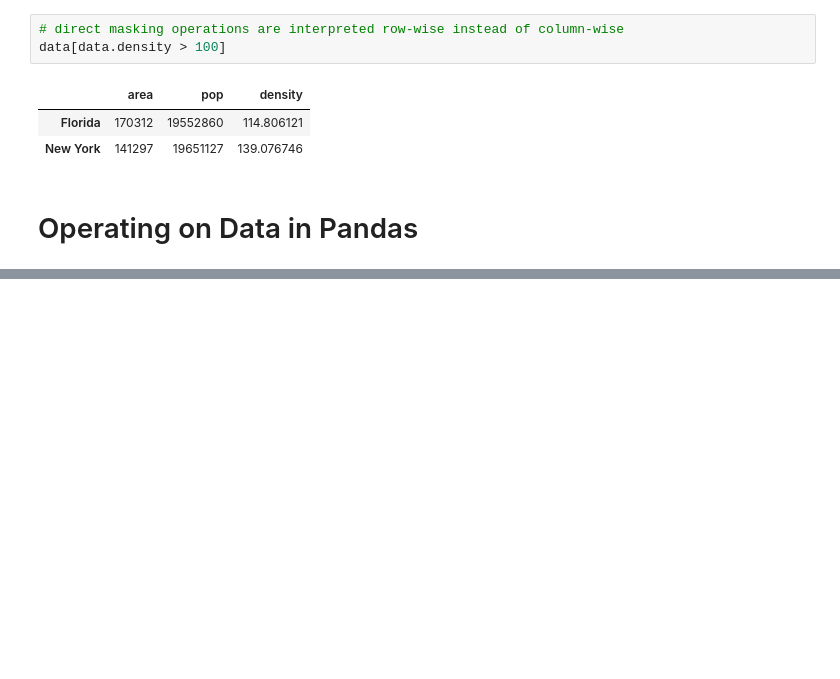
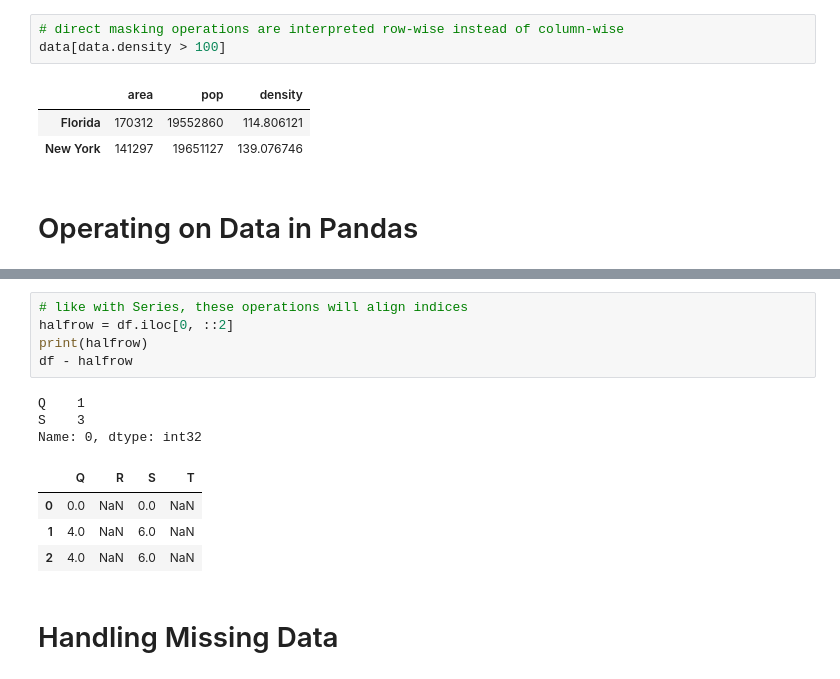
Before and after one commit to capgar/PythonDataScienceHandbook, a Jupyter notebook: notebooks/ch3-pandas.ipynb, the cells around one changed output, grey strips where cells are left out. Drawn from its saved outputs; the diff is of its cells as text; blank space fills up the shorter version.

```diff
--- a/notebooks/ch3-pandas.ipynb
+++ b/notebooks/ch3-pandas.ipynb
@@ -606,0 +731,15 @@ dtype: int32
+# %%
+# like with Series, these operations will align indices
+halfrow = df.iloc[0, ::2]
+print(halfrow)
+df - halfrow
+# %% [output]
+Q    1
+S    3
+Name: 0, dtype: int32
+|  | Q | R | S | T |
+| 0 | 0.0 | NaN | 0.0 | NaN |
+| 1 | 4.0 | NaN | 6.0 | NaN |
+| 2 | 4.0 | NaN | 6.0 | NaN |
+# %% [markdown]
+# Handling Missing Data
```
Also changed, not shown: parts of 17 cells of this notebook.
